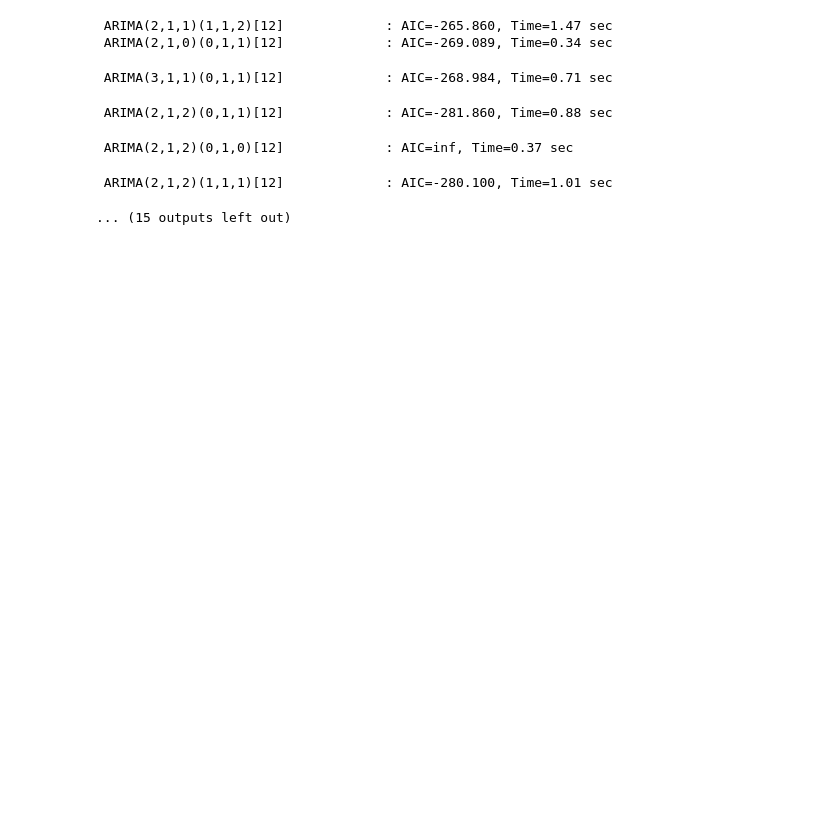
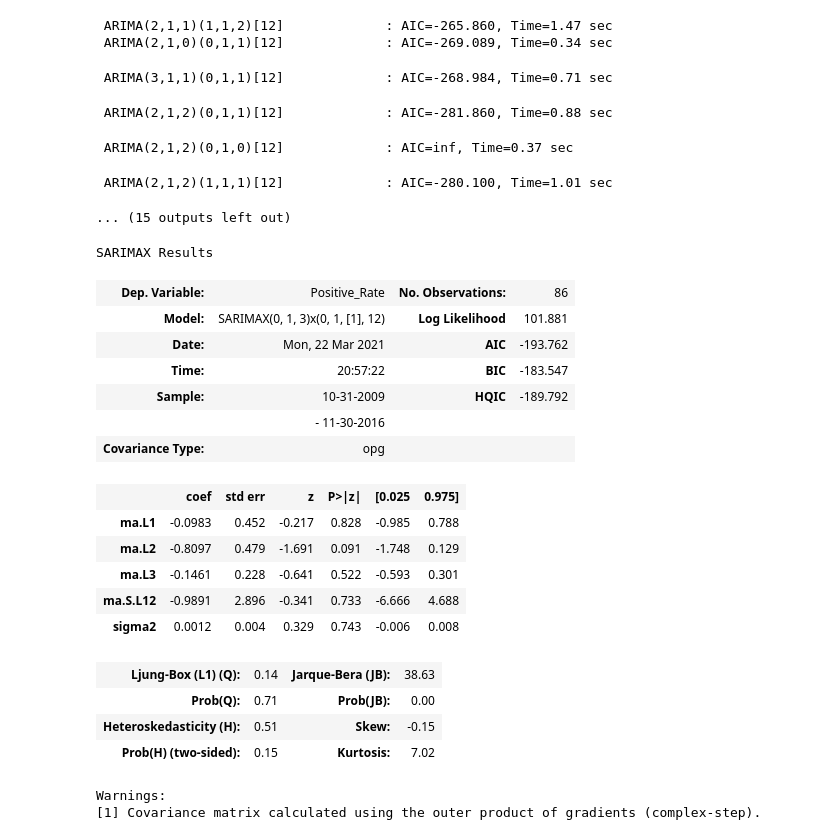
Before and after one commit to danypark91/ts_sarimax, a Jupyter notebook: flu.ipynb, the cells around one changed output. Saved outputs shown, nothing was run; the diff lists cells and outputs as text; code cells hidden in the pictures; blank space fills up the shorter version.

Commit message:
Flu time series

```diff
--- a/flu.ipynb
+++ b/flu.ipynb
@@ -470,3 +470,33 @@ Performing stepwise search to minimize aic
  ARIMA(2,1,2)(0,1,0)[12]             : AIC=inf, Time=0.37 sec
  ARIMA(2,1,2)(1,1,1)[12]             : AIC=-280.100, Time=1.01 sec
 ... (15 outputs left out)
+# %%
+# Fit model
+model = SARIMAX(train_inf2,
+                order=(0,1,3),
+                seasonal_order=(0,1,1,12),
+               enforce_stationarity = False,
+               enforce_invertibility = False)
+result2 = model.fit()
+result2.summary()
+# %% [output]
+SARIMAX Results
+| Dep. Variable: | Positive_Rate | No. Observations: | 86 |
+| Model: | SARIMAX(0, 1, 3)x(0, 1, [1], 12) | Log Likelihood | 101.881 |
+| Date: | Mon, 22 Mar 2021 | AIC | -193.762 |
+| Time: | 20:57:22 | BIC | -183.547 |
+| Sample: | 10-31-2009 | HQIC | -189.792 |
+|  | - 11-30-2016 |  |  |
+| Covariance Type: | opg |  |  |
+|  | coef | std err | z | P>|z| | [0.025 | 0.975] |
+| ma.L1 | -0.0983 | 0.452 | -0.217 | 0.828 | -0.985 | 0.788 |
+| ma.L2 | -0.8097 | 0.479 | -1.691 | 0.091 | -1.748 | 0.129 |
+| ma.L3 | -0.1461 | 0.228 | -0.641 | 0.522 | -0.593 | 0.301 |
+| ma.S.L12 | -0.9891 | 2.896 | -0.341 | 0.733 | -6.666 | 4.688 |
+| sigma2 | 0.0012 | 0.004 | 0.329 | 0.743 | -0.006 | 0.008 |
+| Ljung-Box (L1) (Q): | 0.14 | Jarque-Bera (JB): | 38.63 |
+| Prob(Q): | 0.71 | Prob(JB): | 0.00 |
+| Heteroskedasticity (H): | 0.51 | Skew: | -0.15 |
+| Prob(H) (two-sided): | 0.15 | Kurtosis: | 7.02 |
+Warnings:
+[1] Covariance matrix calculated using the outer product of gradients (complex-step).
```
Also changed, not shown: parts of 2 cells of this notebook.
